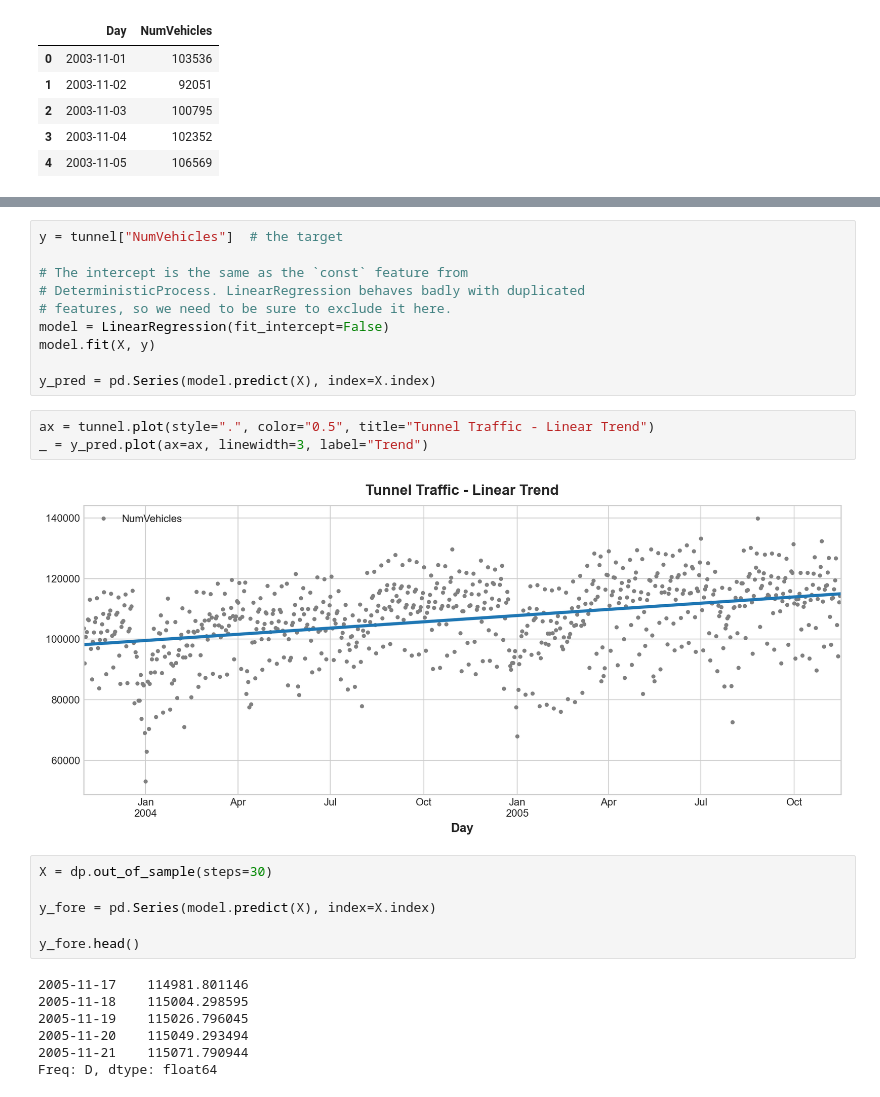
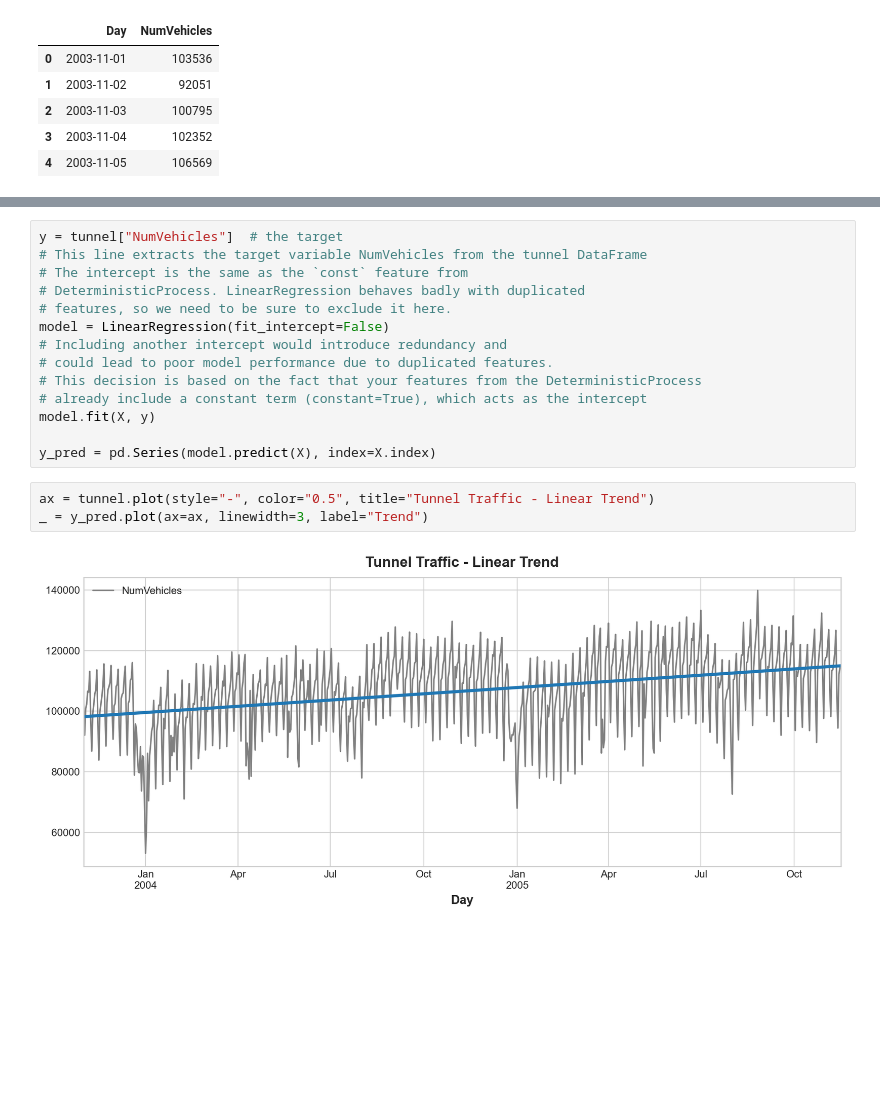
Before and after one commit to SandroPanchame/Time-Series-Playground, a Jupyter notebook: TS_Course_Code/Trends.ipynb, the cells around one changed output, grey strips where cells are left out. Saved outputs shown, nothing was run; the diff lists cells and outputs as text; blank space fills up the shorter version.

```diff
--- a/TS_Course_Code/Trends.ipynb
+++ b/TS_Course_Code/Trends.ipynb
@@ -89,28 +122,19 @@ X.head()
 # %%
 y = tunnel["NumVehicles"]  # the target
-
+# This line extracts the target variable NumVehicles from the tunnel DataFrame
 # The intercept is the same as the `const` feature from
 # DeterministicProcess. LinearRegression behaves badly with duplicated
 # features, so we need to be sure to exclude it here.
 model = LinearRegression(fit_intercept=False)
+# Including another intercept would introduce redundancy and
+# could lead to poor model performance due to duplicated features.
+# This decision is based on the fact that your features from the DeterministicProcess
+# already include a constant term (constant=True), which acts as the intercept
 model.fit(X, y)
 
 y_pred = pd.Series(model.predict(X), index=X.index)
 # %%
-ax = tunnel.plot(style=".", color="0.5", title="Tunnel Traffic - Linear Trend")
+ax = tunnel.plot(style="-", color="0.5", title="Tunnel Traffic - Linear Trend")
 _ = y_pred.plot(ax=ax, linewidth=3, label="Trend")
 # %% [output]
-[figure, old version]
+[figure, new version]
-# %%
-X = dp.out_of_sample(steps=30)
-
-y_fore = pd.Series(model.predict(X), index=X.index)
-
-y_fore.head()
-# %% [output]
-2005-11-17    114981.801146
-2005-11-18    115004.298595
-2005-11-19    115026.796045
-2005-11-20    115049.293494
-2005-11-21    115071.790944
-Freq: D, dtype: float64
```
Also changed, not shown: parts of 6 cells of this notebook.
